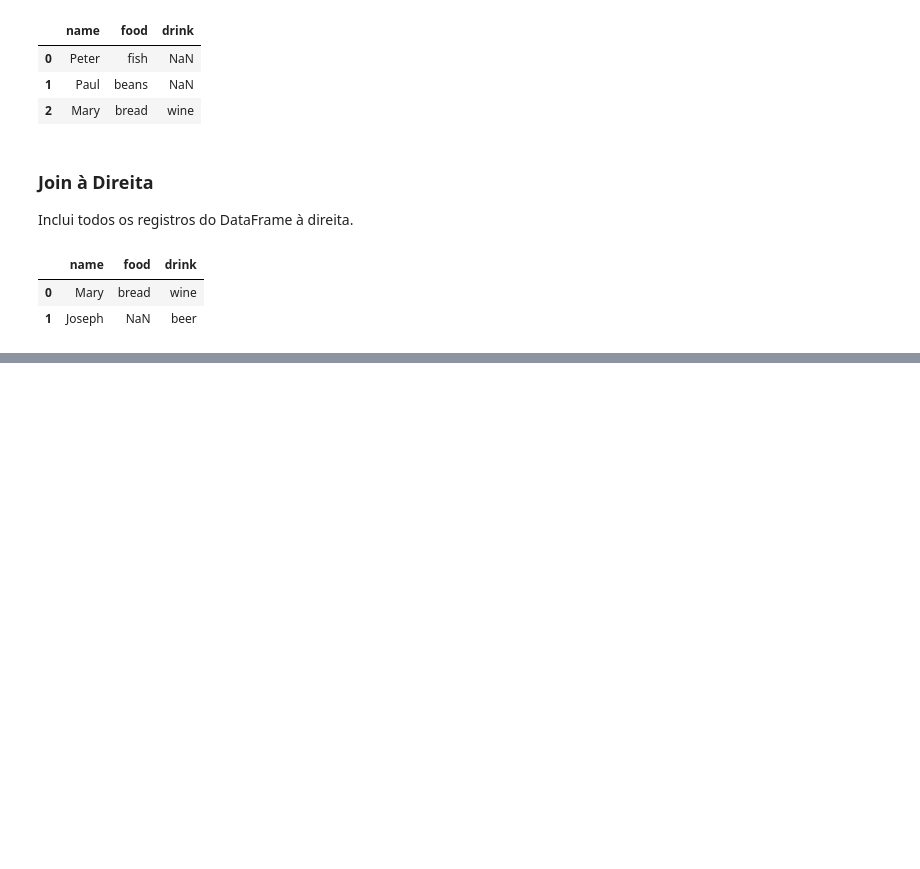
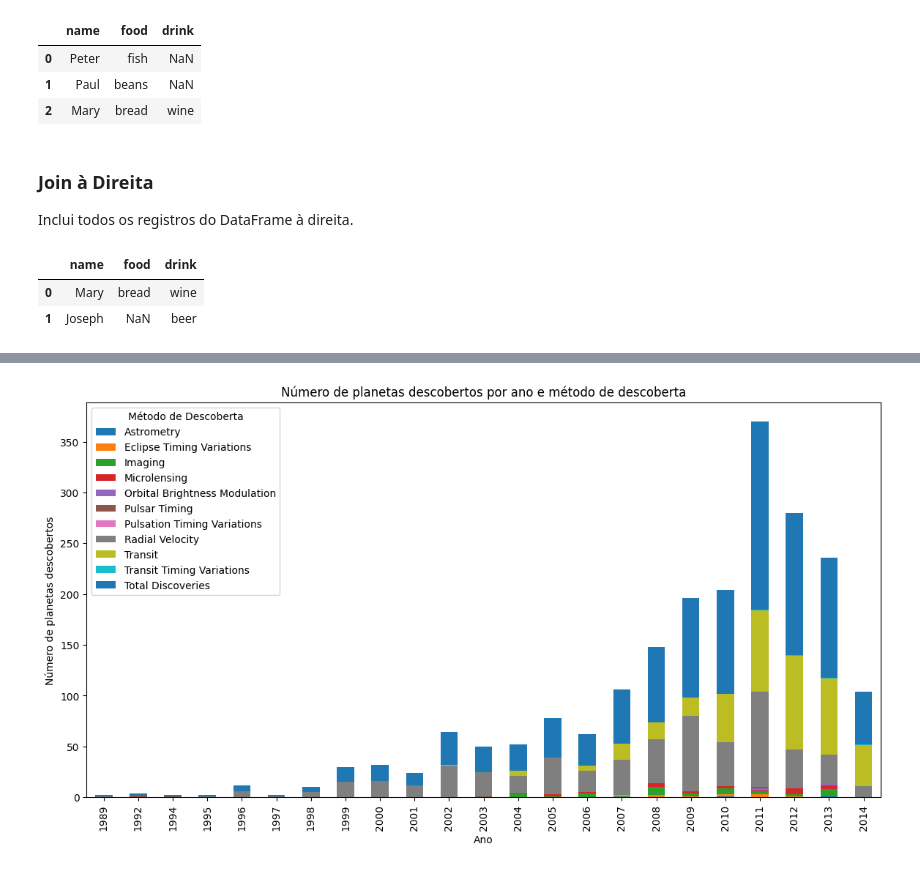
Before and after one commit to naticost/DataAnalytics, a Jupyter notebook: Python/Pandas/estudoPandas.ipynb, the cells around one changed output, grey strips where cells are left out. Cells and saved outputs as stored; diff of their text form; code cells hidden in the pictures; blank space fills up the shorter version.

Commit message:
tabelas dinâmicas no Pandas

```diff
--- a/Python/Pandas/estudoPandas.ipynb
+++ b/Python/Pandas/estudoPandas.ipynb
@@ -809,0 +943,3 @@ pd.merge(df6, df7, how='right')
+# %%
+planets = sns.load_dataset('planets')
+display(planets.head())
@@ -809,0 +953,11 @@ pd.merge(df6, df7, how='right')
+# %%
+# Criando uma tabela dinâmica para analisar o número de planetas descobertos por ano e método de descoberta
+pivot_table = planets.pivot_table(
+    values='number',
+    index='year',
+    columns='method',
+    aggfunc='count',
+    fill_value=0
+)
+print("\nTabela dinâmica - Número de planetas descobertos por ano e método de descoberta:")
+print(pivot_table)
@@ -809,0 +998,6 @@ pd.merge(df6, df7, how='right')
+# %%
+# Adicionando uma coluna de total de descobertas por ano
+pivot_table['Total Discoveries'] = pivot_table.sum(axis=1)
+
+print("\nTabela dinâmica com a coluna de total de descobertas por ano:")
+print(pivot_table)
@@ -809,0 +1022,12 @@ pd.merge(df6, df7, how='right')
+# %%
+# Visualizando a tabela dinâmica usando matplotlib
+import matplotlib.pyplot as plt
+
+pivot_table.plot(kind='bar', stacked=True, figsize=(14, 7))
+plt.title('Número de planetas descobertos por ano e método de descoberta')
+plt.xlabel('Ano')
+plt.ylabel('Número de planetas descobertos')
+plt.legend(title='Método de Descoberta')
+plt.show()
+# %% [output]
+[figure, added]
```
Also changed, not shown: parts of 19 cells of this notebook, 1 other file.
